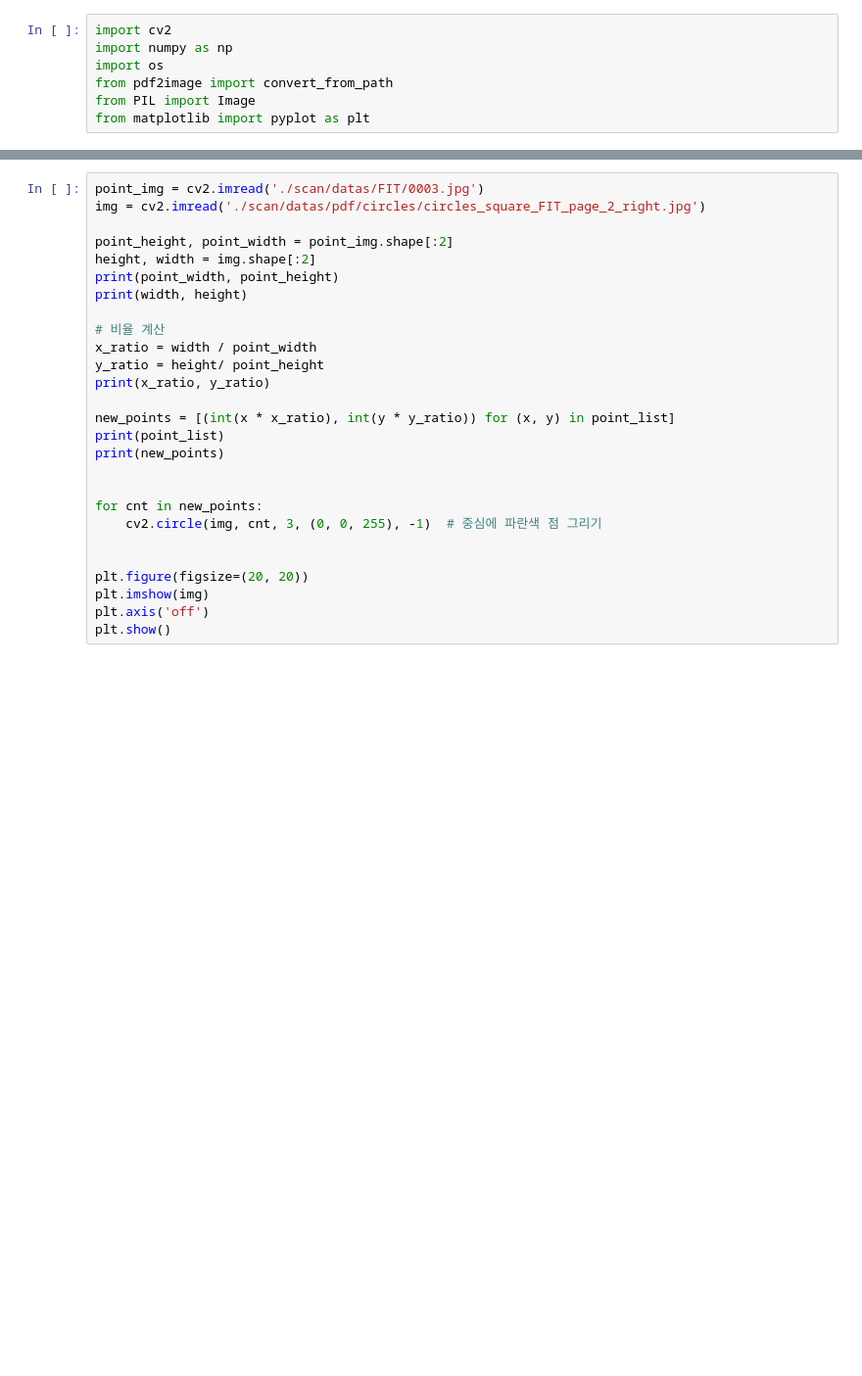
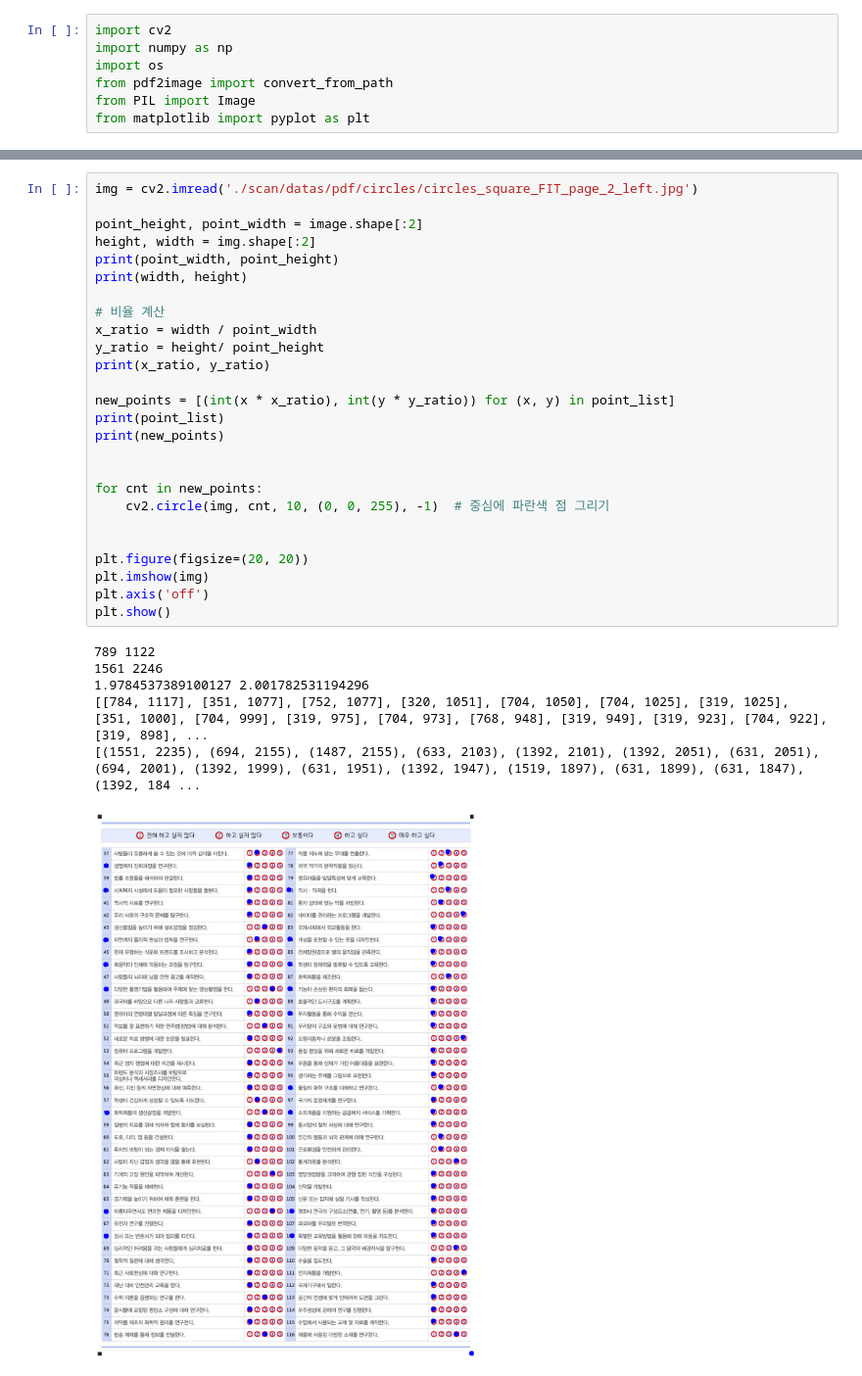
Before and after one commit to hunoNamtaehyeon/scan, a Jupyter notebook: cv2.ipynb, the cells around one changed output, grey strips where cells are left out. Shown at 98% size. Drawn from its saved outputs; the diff is of its cells as text; blank space fills up the shorter version.

```diff
--- a/cv2.ipynb
+++ b/cv2.ipynb
@@ -234,27 +285,33 @@ large_contours = draw_contours(new_points, image_output_folder, contour_output_f
 # %%
-point_img = cv2.imread('./scan/datas/FIT/0003.jpg')
-img = cv2.imread('./scan/datas/pdf/circles/circles_square_FIT_page_2_right.jpg')
+img = cv2.imread('./scan/datas/pdf/circles/circles_square_FIT_page_2_left.jpg')
 
-point_height, point_width = point_img.shape[:2]
+point_height, point_width = image.shape[:2]
 height, width = img.shape[:2]
 print(point_width, point_height)
 print(width, height)
 
 # 비율 계산
 x_ratio = width / point_width
 y_ratio = height/ point_height
 print(x_ratio, y_ratio)
 
 new_points = [(int(x * x_ratio), int(y * y_ratio)) for (x, y) in point_list]
 print(point_list)
 print(new_points)
 
 
 for cnt in new_points:
-    cv2.circle(img, cnt, 3, (0, 0, 255), -1)  # 중심에 파란색 점 그리기
+    cv2.circle(img, cnt, 10, (0, 0, 255), -1)  # 중심에 파란색 점 그리기
 
 
 plt.figure(figsize=(20, 20))
 plt.imshow(img)
 plt.axis('off')
 plt.show()
+# %% [output]
+789 1122
+1561 2246
+1.9784537389100127 2.001782531194296
+[[784, 1117], [351, 1077], [752, 1077], [320, 1051], [704, 1050], [704, 1025], [319, 1025], [351, 1000], [704, 999], [319, 975], [704, 973], [768, 948], [319, 949], [319, 923], [704, 922], [319, 898], ...
+[(1551, 2235), (694, 2155), (1487, 2155), (633, 2103), (1392, 2101), (1392, 2051), (631, 2051), (694, 2001), (1392, 1999), (631, 1951), (1392, 1947), (1519, 1897), (631, 1899), (631, 1847), (1392, 184 ...
+[figure, added]
```
Also changed, not shown: parts of 9 cells of this notebook.
